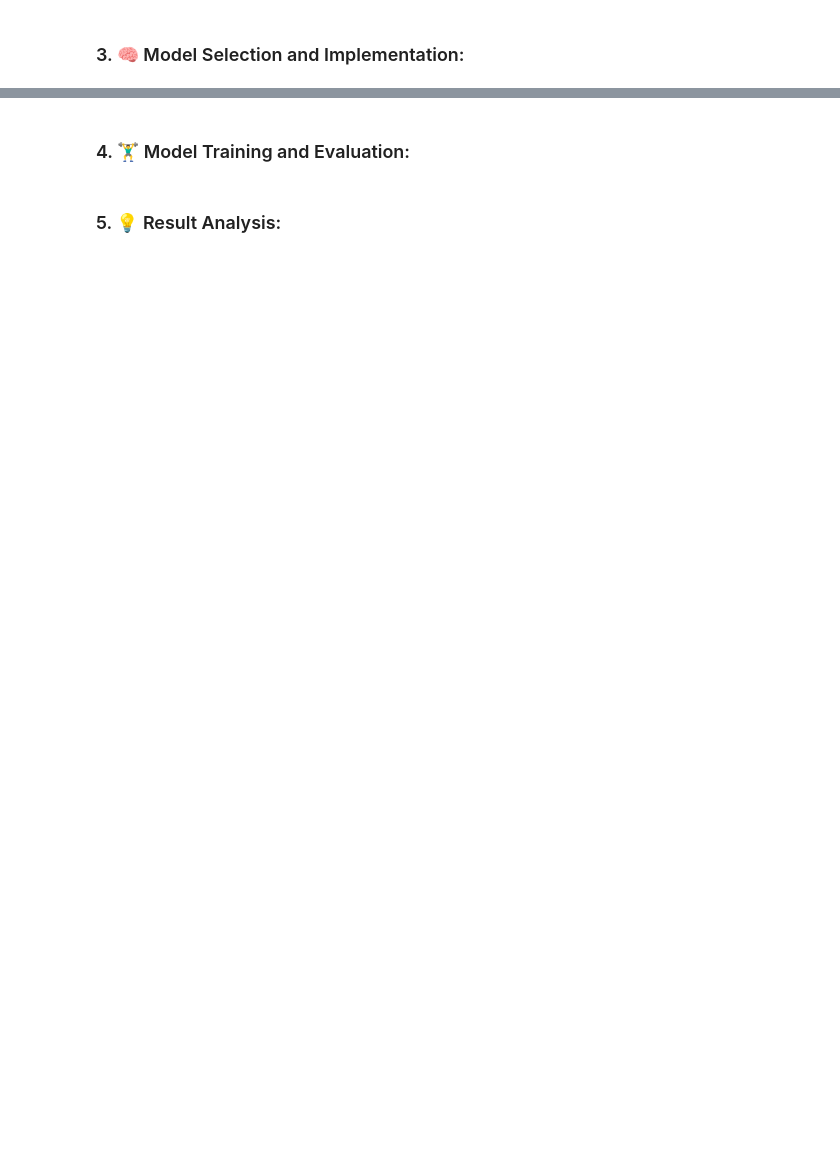
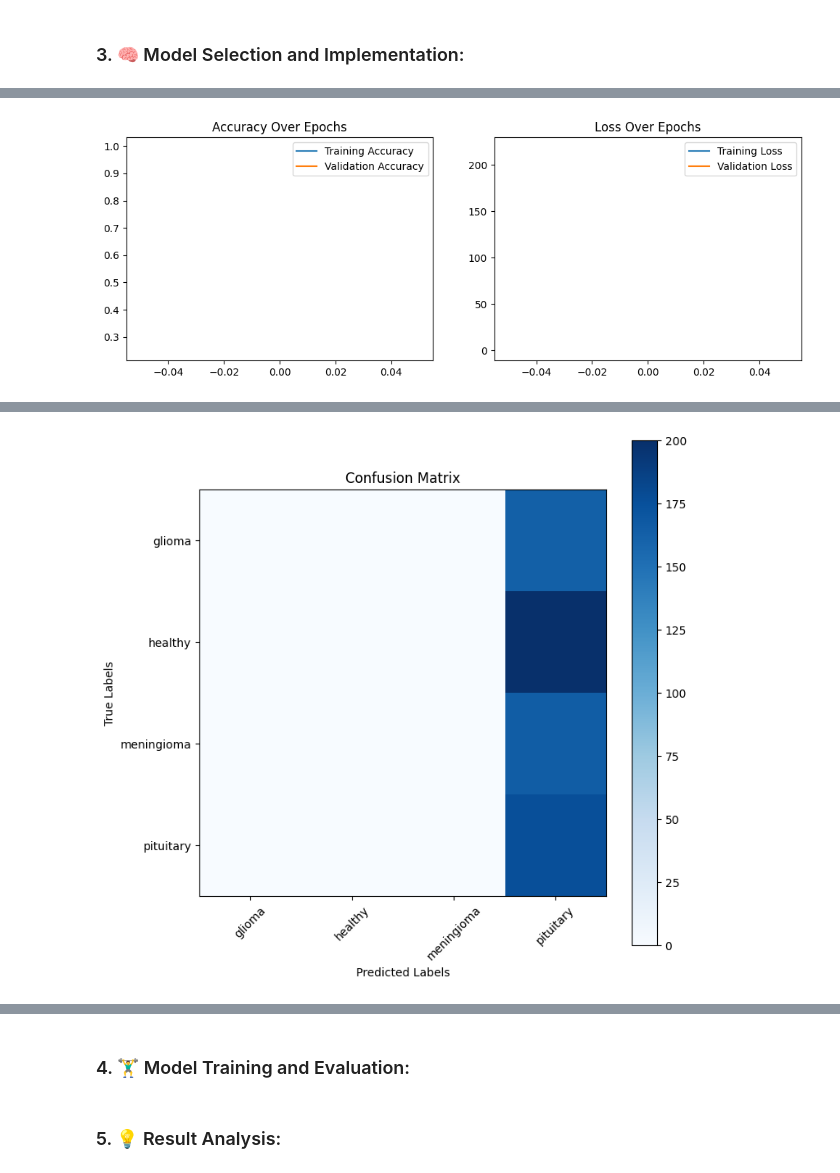
Before and after one commit to karlygaw/Classification-of-brain-tumors-using-MRI-scanning, a Jupyter notebook: ClassifyMRIscans.ipynb, the cells around one changed output, grey strips where cells are left out. Cells and saved outputs as stored; diff of their text form; code cells hidden in the pictures; blank space fills up the shorter version.

```diff
--- a/ClassifyMRIscans.ipynb
+++ b/ClassifyMRIscans.ipynb
@@ -345,4 +551,5 @@ for image, label_index in random_samples:
 # %%
+
 # Define ResNet50 model components
 def conv_block(x, filters, kernel_size, strides, padding='same'):
     x = Conv2D(filters=filters, kernel_size=kernel_size, strides=strides, padding=padding)(x)
@@ -372,9 +579,8 @@ def projection_block(x, filters, strides):
     x = Activation('relu')(x)
     return x
 
-def ResNet50(input_shape=(224, 224, 3), num_classes=4):  # Adjusted num_classes for your dataset
+def ResNet50(input_shape=(224, 224, 3), num_classes=4):  # Adjust `num_classes` as needed
     inputs = Input(shape=input_shape)
-
 
     # Initial conv layer
     x = conv_block(inputs, filters=64, kernel_size=(7, 7), strides=(2, 2), padding='same')
@@ -410,15 +616,70 @@ def ResNet50(input_shape=(224, 224, 3), num_classes=4):  # Adjusted num_classes
 
     model = Model(inputs=inputs, outputs=outputs)
     return model
+# Функция для обучения модели
+def train_model(model, train_ds, val_ds, epochs=1):
+    model.compile(optimizer='adam',
+                  loss='categorical_crossentropy',
+                  metrics=['accuracy'])
+    history = model.fit(train_ds, validation_data=val_ds, epochs=epochs)
+    return history
 
-# Build and compile the ResNet50 model
-model = ResNet50(input_shape=(224, 224, 3), num_classes=4)  # Adjusted for 4 classes
-model.compile(optimizer='adam', loss='categorical_crossentropy', metrics=['accuracy'])
+# Оценка модели
+def evaluate_model(model, test_ds):
+    loss, accuracy = model.evaluate(test_ds)
+    print(f"Test Loss: {loss}, Test Accuracy: {accuracy}")
 
-# Train the model
-history = model.fit(train_ds, validation_data=val_ds, epochs=1)
+# Визуализация результатов
+def visualize_results(history):
+    plt.figure(figsize=(12, 4))
+    plt.subplot(1, 2, 1)
+    plt.plot(history.history['accuracy'], label='Training Accuracy')
+    plt.plot(history.history['val_accuracy'], label='Validation Accuracy')
+    plt.legend()
+    plt.title('Accuracy Over Epochs')
 
-# Evaluate the model on the test dataset
-test_loss, test_acc = model.evaluate(test_ds)
-print(f"Test accuracy: {test_acc:.4f}")
+    plt.subplot(1, 2, 2)
+    plt.plot(history.history['loss'], label='Training Loss')
+    plt.plot(history.history['val_loss'], label='Validation Loss')
+    plt.legend()
+    plt.title('Loss Over Epochs')
+    plt.show()
+
+# Построение матрицы ошибок
+def plot_confusion_matrix(model, test_ds, class_names):
+    y_true, y_pred = [], []
+    for images, labels in test_ds:
+        predictions = model.predict(images)
+        y_true.extend(tf.argmax(labels, axis=1).numpy())
+        y_pred.extend(tf.argmax(predictions, axis=1).numpy())
+
+    cm = tf.math.confusion_matrix(y_true, y_pred, num_classes=len(class_names)).numpy()
+    plt.figure(figsize=(8, 8))
+    plt.imshow(cm, cmap='Blues')
+    plt.title('Confusion Matrix')
+    plt.colorbar()
+    plt.xticks(range(len(class_names)), class_names, rotation=45)
+    plt.yticks(range(len(class_names)), class_names)
+    plt.xlabel('Predicted Labels')
+    plt.ylabel('True Labels')
+    plt.show()
+# Шаг 3: Создание модели ResNet50
+print("Создание модели ResNet50...")
+model = ResNet50(input_shape=(224, 224, 3), num_classes=len(classes))
+
+# Шаг 4: Обучение модели
+print("Обучение модели...")
+history = train_model(model, train_ds, val_ds, epochs=1)
+
+# Шаг 5: Оценка модели
+print("Оценка модели...")
+evaluate_model(model, test_ds)
+
+# Визуализация результатов
+print("Визуализация результатов...")
+visualize_results(history)
+
+# Построение матрицы ошибок
+print("Матрица ошибок:")
+plot_confusion_matrix(model, test_ds, classes)
 # %% [output]
@@ -427,0 +693 @@ Test accuracy: 0.6449
+[figure, added]
@@ -427,0 +711 @@ Test accuracy: 0.6449
+[figure, added]
```
Also changed, not shown: parts of 31 cells of this notebook.
